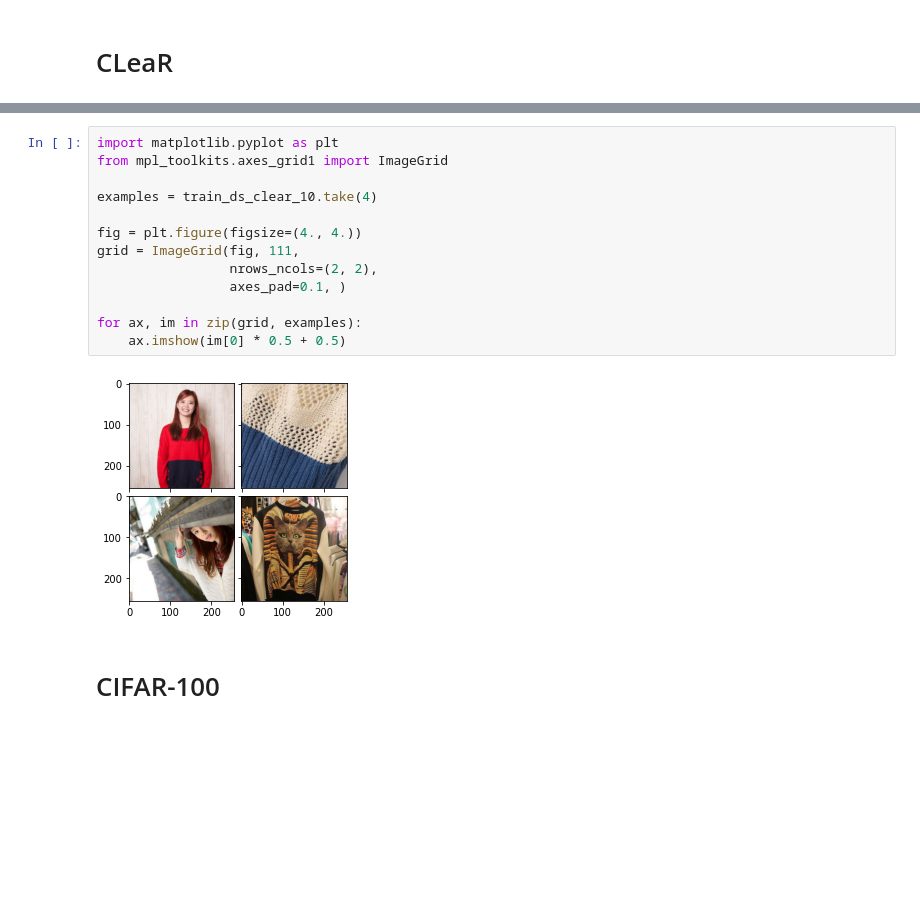
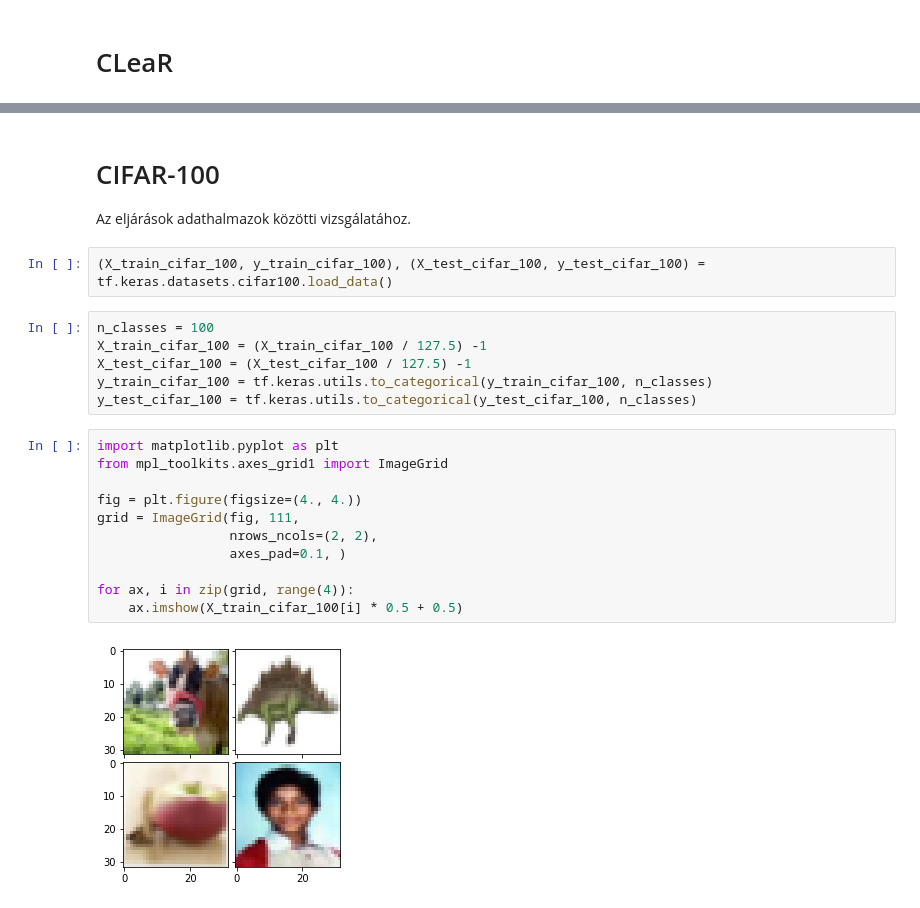
Before and after one commit to lacykaltgr/continual-learning-ait, a Jupyter notebook: data_preparation.ipynb, the cells around one changed output, grey strips where cells are left out. Saved outputs shown, nothing was run; the diff lists cells and outputs as text; blank space fills up the shorter version.

Commit message:
Data preparation

```diff
--- a/data_preparation.ipynb
+++ b/data_preparation.ipynb
@@ -123,17 +157,24 @@ test_ds_clear_100 = load_dataset('train-clear-10.tfrecord', clear_10_features_pa
+# %% [markdown]
+# CIFAR-100
+Az eljárások adathalmazok közötti vizsgálatához.
+# %%
+(X_train_cifar_100, y_train_cifar_100), (X_test_cifar_100, y_test_cifar_100) = tf.keras.datasets.cifar100.load_data()
+# %%
+n_classes = 100
+X_train_cifar_100 = (X_train_cifar_100 / 127.5) -1
+X_test_cifar_100 = (X_test_cifar_100 / 127.5) -1
+y_train_cifar_100 = tf.keras.utils.to_categorical(y_train_cifar_100, n_classes)
+y_test_cifar_100 = tf.keras.utils.to_categorical(y_test_cifar_100, n_classes)
 # %%
 import matplotlib.pyplot as plt
 from mpl_toolkits.axes_grid1 import ImageGrid
-
-examples = train_ds_clear_10.take(4)
 
 fig = plt.figure(figsize=(4., 4.))
 grid = ImageGrid(fig, 111,
                  nrows_ncols=(2, 2),
                  axes_pad=0.1, )
 
-for ax, im in zip(grid, examples):
-    ax.imshow(im[0] * 0.5 + 0.5)
+for ax, i in zip(grid, range(4)):
+    ax.imshow(X_train_cifar_100[i] * 0.5 + 0.5)
 # %% [output]
-[figure, old version]
+[figure, new version]
-# %% [markdown]
-# CIFAR-100
```
Also changed, not shown: parts of 8 cells of this notebook.
